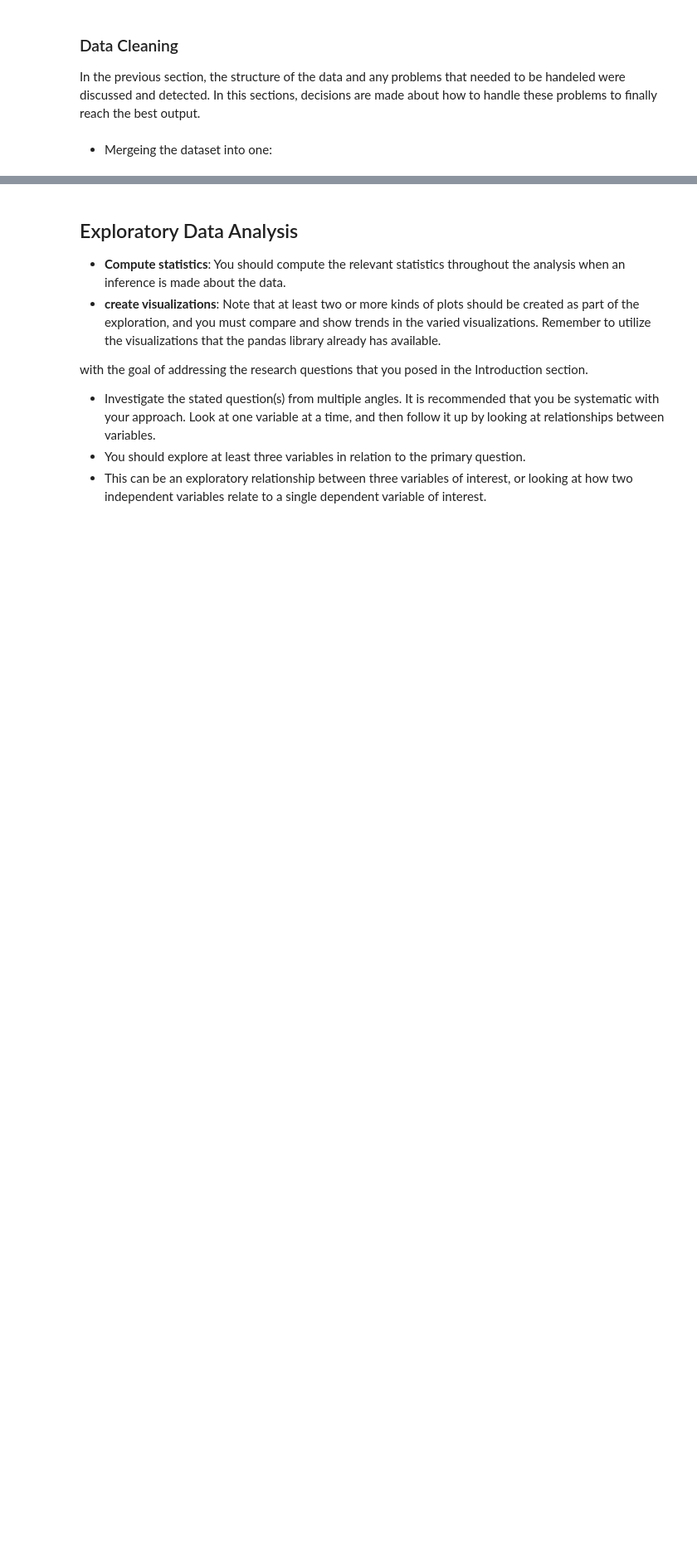
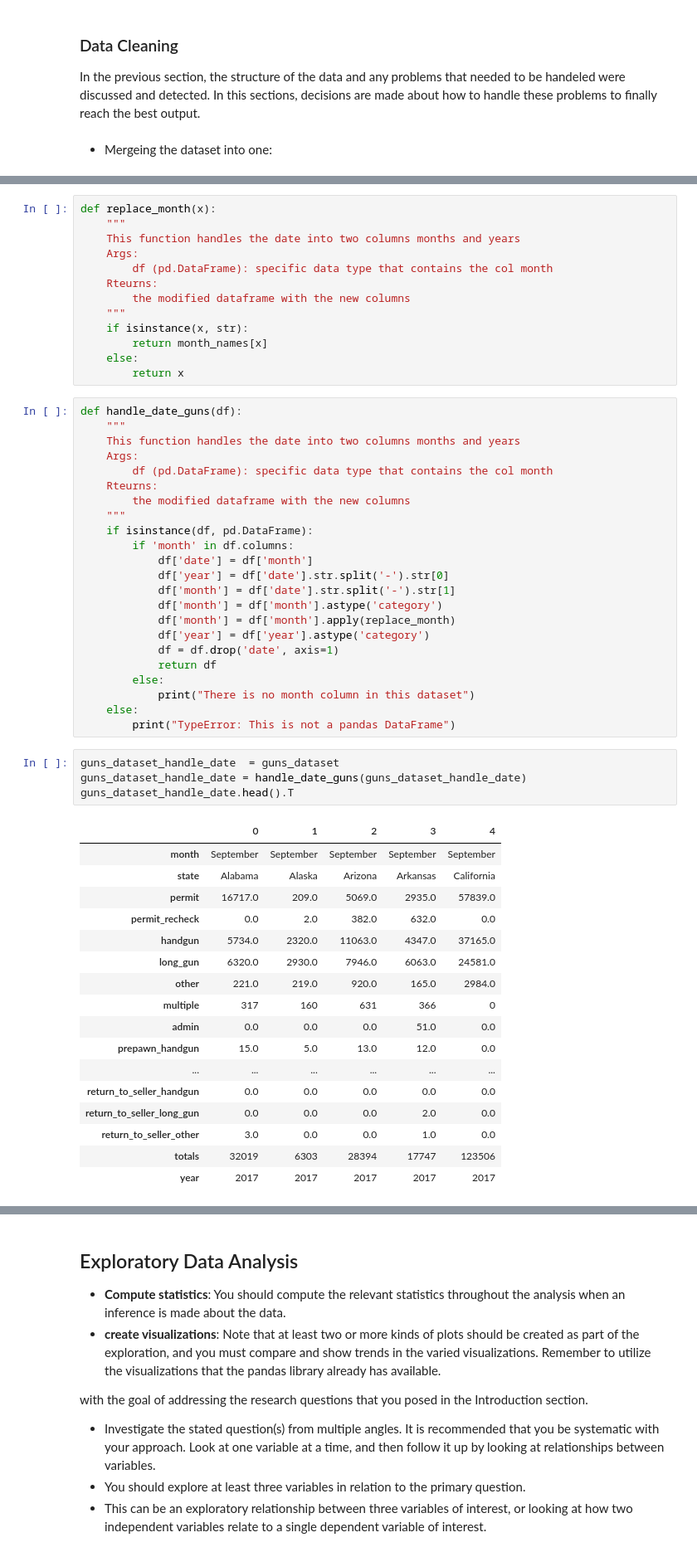
Before and after one commit to sondosaabed/NICS-firearm-background-checks-investigation, a Jupyter notebook: Investigatimg_Ncis_and_Census_data.ipynb, the cells around one changed output, grey strips where cells are left out. Shown at 83% size. Drawn from its saved outputs; the diff is of its cells as text; blank space fills up the shorter version.

```diff
--- a/Investigatimg_Ncis_and_Census_data.ipynb
+++ b/Investigatimg_Ncis_and_Census_data.ipynb
@@ -659,0 +686,58 @@ for i in range(85):
+# %%
+def replace_month(x):
+    """
+    This function handles the date into two columns months and years
+    Args:
+        df (pd.DataFrame): specific data type that contains the col month
+    Rteurns:
+        the modified dataframe with the new columns
+    """
+    if isinstance(x, str):
+        return month_names[x]
+    else:
+        return x
+# %%
+def handle_date_guns(df):
+    """
+    This function handles the date into two columns months and years
+    Args:
+        df (pd.DataFrame): specific data type that contains the col month
+    Rteurns:
+        the modified dataframe with the new columns
+    """
+    if isinstance(df, pd.DataFrame):
+        if 'month' in df.columns:
+            df['date'] = df['month']
+            df['year'] = df['date'].str.split('-').str[0]
+            df['month'] = df['date'].str.split('-').str[1]
+            df['month'] = df['month'].astype('category')
+            df['month'] = df['month'].apply(replace_month)
+            df['year'] = df['year'].astype('category')
+            df = df.drop('date', axis=1)
+            return df
+        else:
+            print("There is no month column in this dataset")
+    else:
+        print("TypeError: This is not a pandas DataFrame")
+# %%
+guns_dataset_handle_date  = guns_dataset
+guns_dataset_handle_date = handle_date_guns(guns_dataset_handle_date)
+guns_dataset_handle_date.head().T
+# %% [output]
+|  | 0 | 1 | 2 | 3 | 4 |
+| month | September | September | September | September | September |
+| state | Alabama | Alaska | Arizona | Arkansas | California |
+| permit | 16717.0 | 209.0 | 5069.0 | 2935.0 | 57839.0 |
+| permit_recheck | 0.0 | 2.0 | 382.0 | 632.0 | 0.0 |
+| handgun | 5734.0 | 2320.0 | 11063.0 | 4347.0 | 37165.0 |
+| long_gun | 6320.0 | 2930.0 | 7946.0 | 6063.0 | 24581.0 |
+| other | 221.0 | 219.0 | 920.0 | 165.0 | 2984.0 |
+| multiple | 317 | 160 | 631 | 366 | 0 |
+| admin | 0.0 | 0.0 | 0.0 | 51.0 | 0.0 |
+| prepawn_handgun | 15.0 | 5.0 | 13.0 | 12.0 | 0.0 |
+| ... | ... | ... | ... | ... | ... |
+| return_to_seller_handgun | 0.0 | 0.0 | 0.0 | 0.0 | 0.0 |
+| return_to_seller_long_gun | 0.0 | 0.0 | 0.0 | 2.0 | 0.0 |
+| return_to_seller_other | 3.0 | 0.0 | 0.0 | 1.0 | 0.0 |
+| totals | 32019 | 6303 | 28394 | 17747 | 123506 |
+| year | 2017 | 2017 | 2017 | 2017 | 2017 |
```
Also changed, not shown: parts of 27 cells of this notebook.
